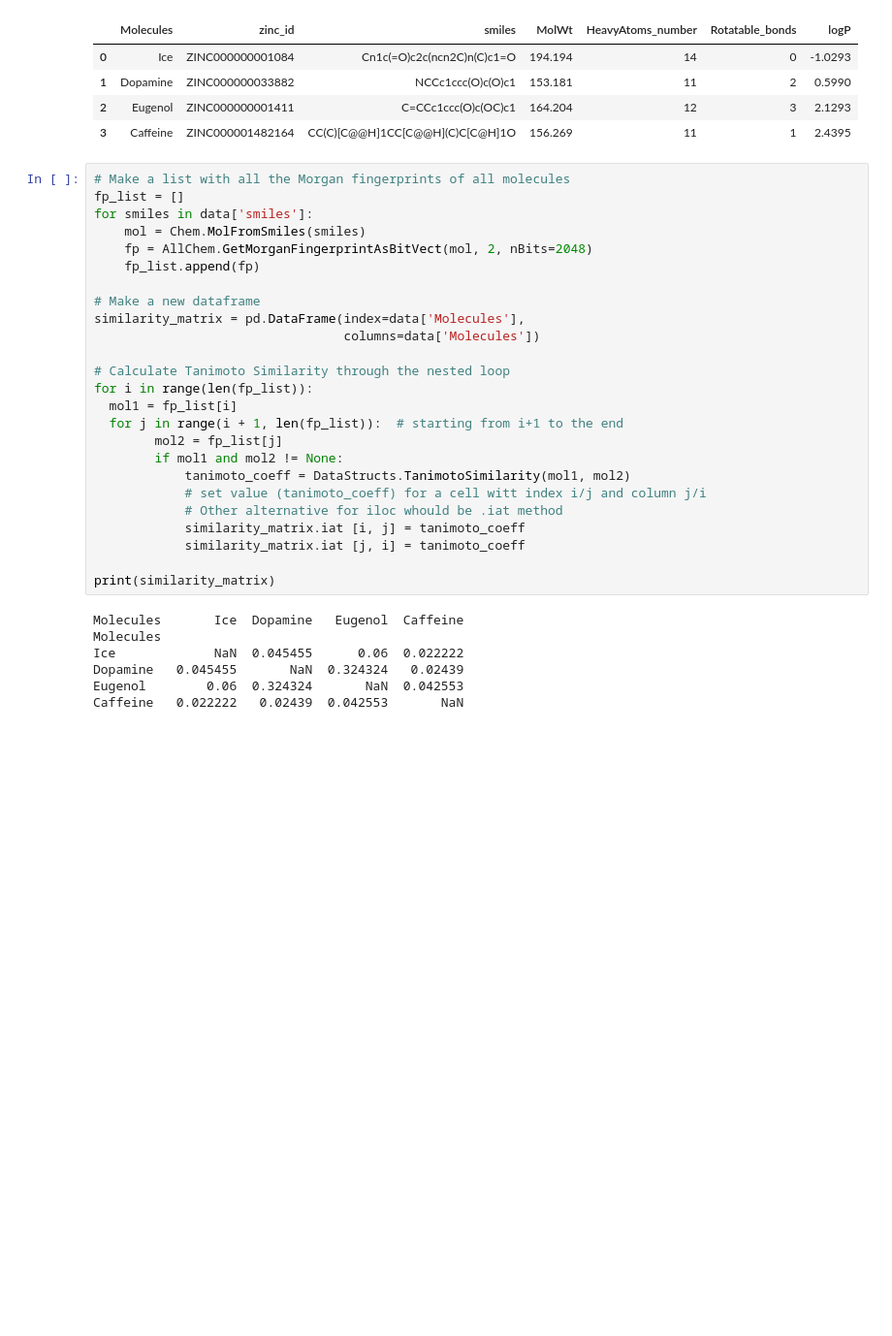
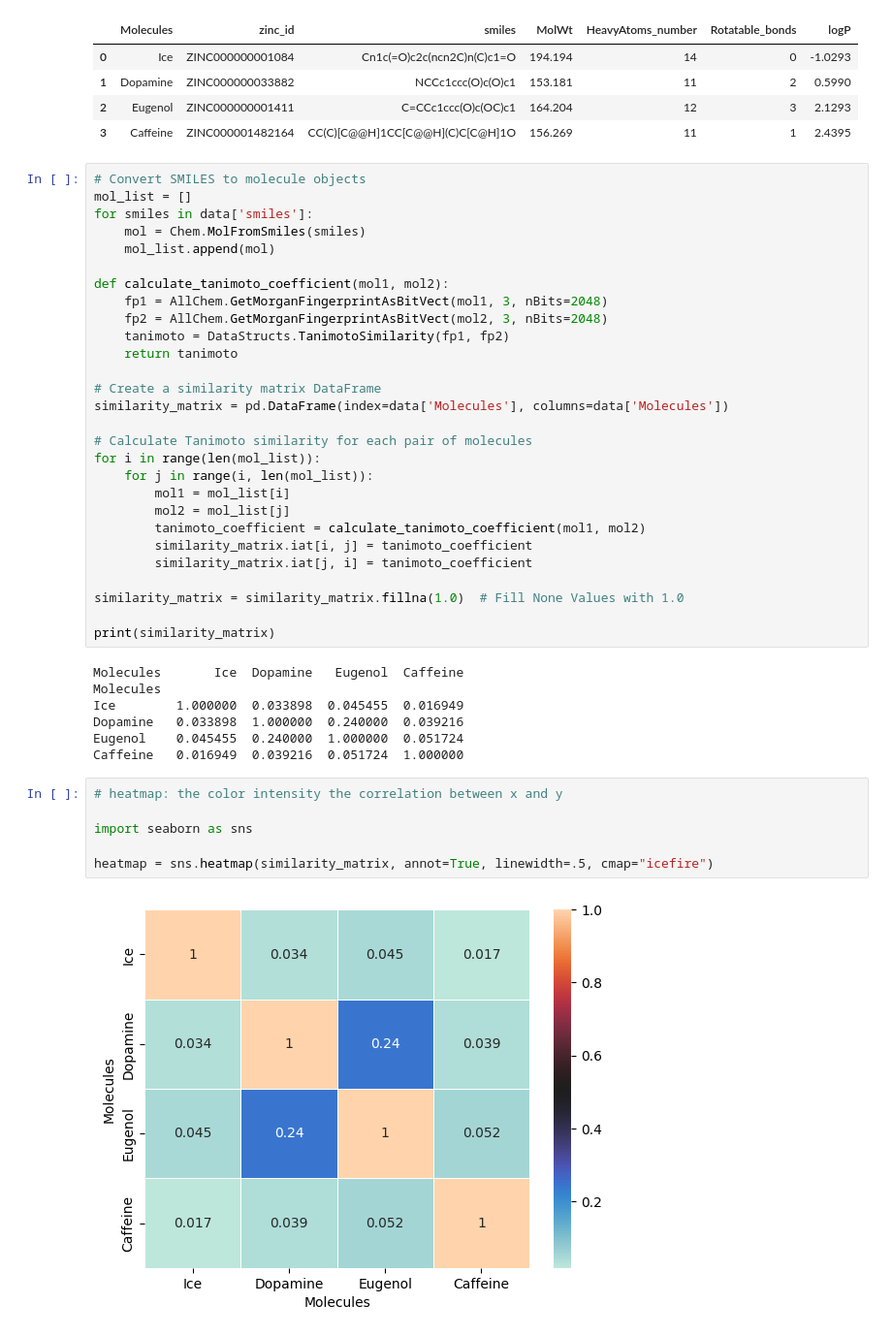
Before and after one commit to Nag-Nad/Cheminformatics-with-RDkit---Python, a Jupyter notebook: TEST1.ipynb, the cells around one changed output. Shown at 97% size. Cells and saved outputs as stored; diff of their text form; blank space fills up the shorter version.

```diff
--- a/TEST1.ipynb
+++ b/TEST1.ipynb
@@ -85,38 +90,49 @@ data
 | 1 | Dopamine | ZINC000000033882 | NCCc1ccc(O)c(O)c1 | 153.181 | 11 | 2 | 0.5990 |
 | 2 | Eugenol | ZINC000000001411 | C=CCc1ccc(O)c(OC)c1 | 164.204 | 12 | 3 | 2.1293 |
 | 3 | Caffeine | ZINC000001482164 | CC(C)[C@@H]1CC[C@@H](C)C[C@H]1O | 156.269 | 11 | 1 | 2.4395 |
-# %%
-# Make a list with all the Morgan fingerprints of all molecules
-fp_list = []
-for smiles in data['smiles']:
-    mol = Chem.MolFromSmiles(smiles)
-    fp = AllChem.GetMorganFingerprintAsBitVect(mol, 2, nBits=2048)
-    fp_list.append(fp)
-
-# Make a new dataframe
-similarity_matrix = pd.DataFrame(index=data['Molecules'],
-                                 columns=data['Molecules'])
-
-# Calculate Tanimoto Similarity through the nested loop
-for i in range(len(fp_list)):
-  mol1 = fp_list[i]
-  for j in range(i + 1, len(fp_list)):  # starting from i+1 to the end
-        mol2 = fp_list[j]
-        if mol1 and mol2 != None:
-            tanimoto_coeff = DataStructs.TanimotoSimilarity(mol1, mol2)
-            # set value (tanimoto_coeff) for a cell witt index i/j and column j/i
-            # Other alternative for iloc whould be .iat method
-            similarity_matrix.iat [i, j] = tanimoto_coeff
-            similarity_matrix.iat [j, i] = tanimoto_coeff
-
-print(similarity_matrix)
-# %% [output]
-Molecules       Ice  Dopamine   Eugenol  Caffeine
-Molecules
-Ice             NaN  0.045455      0.06  0.022222
-Dopamine   0.045455       NaN  0.324324   0.02439
-Eugenol        0.06  0.324324       NaN  0.042553
-Caffeine   0.022222   0.02439  0.042553       NaN
+# %%
+# Convert SMILES to molecule objects
+mol_list = []
+for smiles in data['smiles']:
+    mol = Chem.MolFromSmiles(smiles)
+    mol_list.append(mol)
+
+def calculate_tanimoto_coefficient(mol1, mol2):
+    fp1 = AllChem.GetMorganFingerprintAsBitVect(mol1, 3, nBits=2048)
+    fp2 = AllChem.GetMorganFingerprintAsBitVect(mol2, 3, nBits=2048)
+    tanimoto = DataStructs.TanimotoSimilarity(fp1, fp2)
+    return tanimoto
+
+# Create a similarity matrix DataFrame
+similarity_matrix = pd.DataFrame(index=data['Molecules'], columns=data['Molecules'])
+
+# Calculate Tanimoto similarity for each pair of molecules
+for i in range(len(mol_list)):
+    for j in range(i, len(mol_list)):
+        mol1 = mol_list[i]
+        mol2 = mol_list[j]
+        tanimoto_coefficient = calculate_tanimoto_coefficient(mol1, mol2)
+        similarity_matrix.iat[i, j] = tanimoto_coefficient
+        similarity_matrix.iat[j, i] = tanimoto_coefficient
+
+similarity_matrix = similarity_matrix.fillna(1.0)  # Fill None Values with 1.0
+
+print(similarity_matrix)
+# %% [output]
+Molecules       Ice  Dopamine   Eugenol  Caffeine
+Molecules
+Ice        1.000000  0.033898  0.045455  0.016949
+Dopamine   0.033898  1.000000  0.240000  0.039216
+Eugenol    0.045455  0.240000  1.000000  0.051724
+Caffeine   0.016949  0.039216  0.051724  1.000000
+# %%
+# heatmap: the color intensity the correlation between x and y
+
+import seaborn as sns
+
+heatmap = sns.heatmap(similarity_matrix, annot=True, linewidth=.5, cmap="icefire")
+# %% [output]
+[figure, added]
 # %%
 from rdkit.Chem import Draw
 
```
Also changed, not shown: parts of 3 cells of this notebook.
